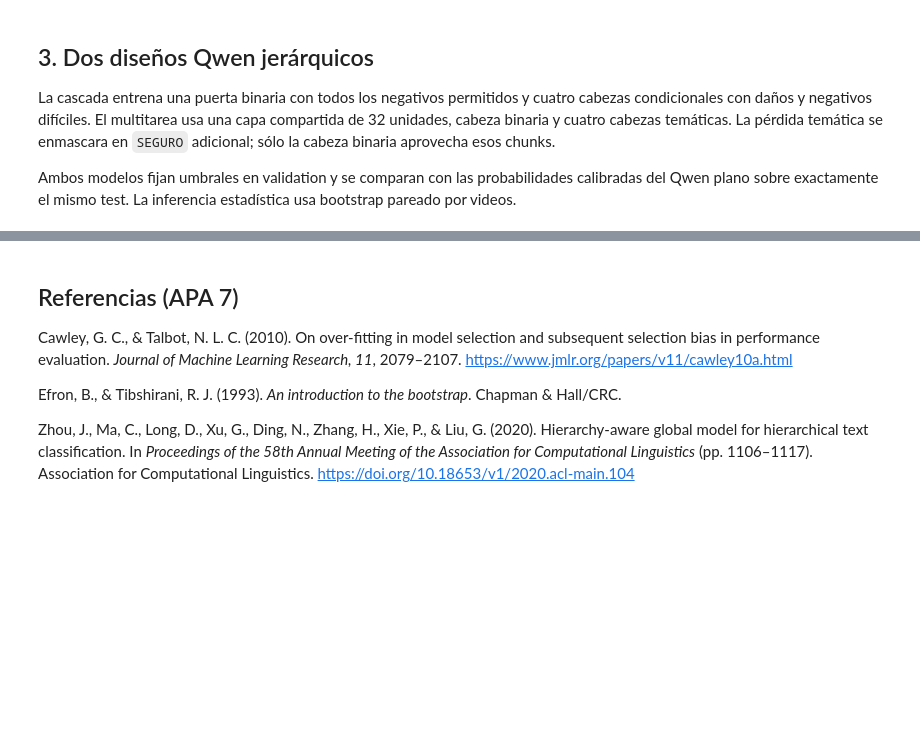
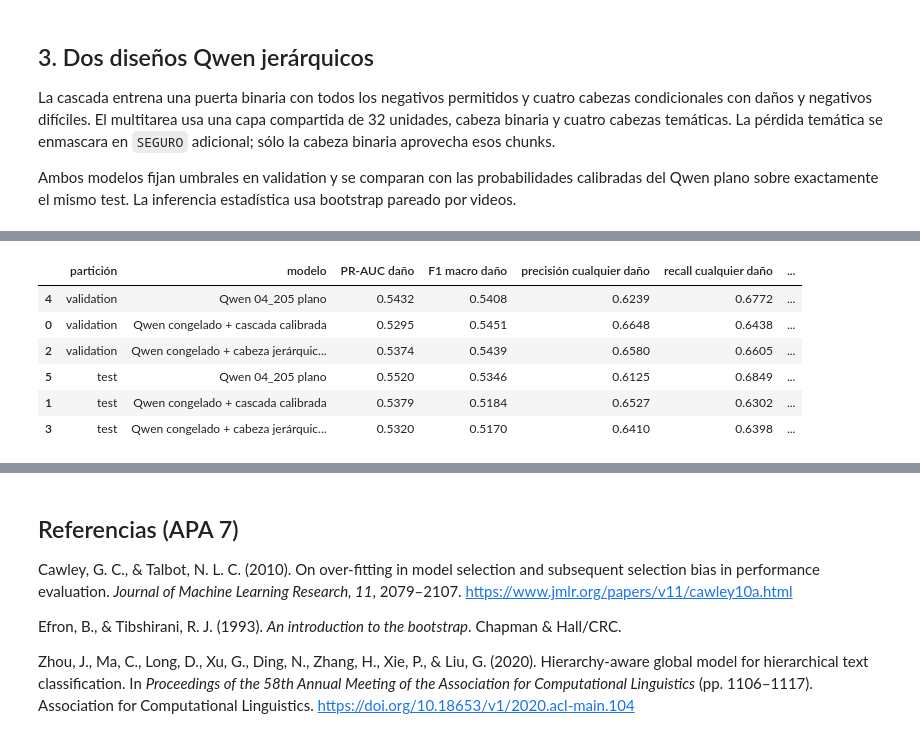
Before and after one commit to lkoc/Trabajo_PLN-MIA-Grupo4, a Jupyter notebook: Cuadernos/04_206_qwen_cascada_y_jerarquico_4_etiquetas.ipynb, the cells around one changed output, grey strips where cells are left out. Cells and saved outputs as stored; diff of their text form; code cells hidden in the pictures; blank space fills up the shorter version.

```diff
--- a/Cuadernos/04_206_qwen_cascada_y_jerarquico_4_etiquetas.ipynb
+++ b/Cuadernos/04_206_qwen_cascada_y_jerarquico_4_etiquetas.ipynb
@@ -161,0 +354,85 @@ display(Markdown(
+# %%
+# Tras ejecutar el arranque, no depende de las variables result/comparison de celdas previas.
+summary_result = json.loads(qh.RESULT_PATH.read_text(encoding='utf-8'))
+summary_comparison = pd.read_csv(qh.METRICS_DIR / 'comparacion.csv')
+model_order = ['qwen4_flat', 'qwen_frozen_cascade', 'qwen_frozen_joint']
+model_rank = {key: index for index, key in enumerate(model_order)}
+summary_comparison['_order'] = summary_comparison['model_key'].map(model_rank)
+summary_comparison['_split_order'] = summary_comparison['split'].map({'validation': 0, 'test': 1})
+summary_table = summary_comparison.sort_values(['_split_order', '_order'])[[
+    'split', 'modelo', 'damage_pr_auc_macro', 'damage_f1_macro',
+    'any_damage_precision', 'any_damage_recall', 'missed_damage_as_safe',
+]].rename(columns={
+    'split': 'partición', 'modelo': 'modelo',
+    'damage_pr_auc_macro': 'PR-AUC daño', 'damage_f1_macro': 'F1 macro daño',
+    'any_damage_precision': 'precisión cualquier daño',
+    'any_damage_recall': 'recall cualquier daño',
+    'missed_damage_as_safe': 'daños clasificados como seguros',
+})
+display(Markdown('## 4. Resumen y conclusión frente a Qwen plano'))
+display(summary_table.round(4))
+
+def _summary_row(model_key, split):
+    rows = summary_comparison.loc[
+        summary_comparison['model_key'].eq(model_key) & summary_comparison['split'].eq(split)
+    ]
+    if len(rows) != 1: raise RuntimeError(f'Fila comparable ausente o duplicada: {model_key}/{split}')
+    return rows.iloc[0]
+
+delta_rows = []
+for split in ('validation', 'test'):
+    flat = _summary_row('qwen4_flat', split)
+    for key in ('qwen_frozen_cascade', 'qwen_frozen_joint'):
+        candidate = _summary_row(key, split)
+        delta_rows.append({
+            'partición': split,
+            'modelo jerárquico': candidate['modelo'],
+            'delta PR-AUC': candidate['damage_pr_auc_macro'] - flat['damage_pr_auc_macro'],
+            'delta F1 macro': candidate['damage_f1_macro'] - flat['damage_f1_macro'],
+            'delta precisión': candidate['any_damage_precision'] - flat['any_damage_precision'],
+            'delta recall': candidate['any_damage_recall'] - flat['any_damage_recall'],
+            'delta falsos negativos': int(candidate['missed_damage_as_safe'] - flat['missed_damage_as_safe']),
+        })
+delta_table = pd.DataFrame(delta_rows)
+display(Markdown('Los deltas siguientes son `jerárquico - plano`: valores positivos de PR-AUC, F1, precisión y recall son mejores; en falsos negativos, valores positivos son peores.'))
+display(delta_table.round(4))
+
+winner_key = summary_result['selection']['winner_key']
+winner_label = summary_result['selection']['winner_label']
+flat_validation = _summary_row('qwen4_flat', 'validation')
+winner_validation = _summary_row(winner_key, 'validation')
+flat_test = _summary_row('qwen4_flat', 'test')
+winner_test = _summary_row(winner_key, 'test')
+validation_delta_pr_auc = winner_validation['damage_pr_auc_macro'] - flat_validation['damage_pr_auc_macro']
+validation_delta_recall = winner_validation['any_damage_recall'] - flat_validation['any_damage_recall']
+validation_delta_fn = int(winner_validation['missed_damage_as_safe'] - flat_validation['missed_damage_as_safe'])
+test_delta_pr_auc = winner_test['damage_pr_auc_macro'] - flat_test['damage_pr_auc_macro']
+test_delta_f1 = winner_test['damage_f1_macro'] - flat_test['damage_f1_macro']
+test_delta_recall = winner_test['any_damage_recall'] - flat_test['any_damage_recall']
+test_delta_fn = int(winner_test['missed_damage_as_safe'] - flat_test['missed_damage_as_safe'])
+paired = summary_result['paired_decisions_vs_qwen_flat']
+replacement_supported = bool(paired[winner_key]['replace_flat_model'])
+all_replacements = [key for key, decision in paired.items() if decision['replace_flat_model']]
+
+if validation_delta_pr_auc > 0 and replacement_supported:
+    verdict = '**sí hay evidencia para reemplazar Qwen plano por el esquema jerárquico ganador**'
+elif validation_delta_pr_auc <= 0:
+    verdict = '**no: los esquemas jerárquicos no resultan mejores que Qwen plano para el objetivo principal**'
+else:
+    verdict = '**la evidencia es inconclusa y no justifica reemplazar Qwen plano**'
+
+decision_lines = '; '.join(
+    f"{_summary_row(key, 'validation')['modelo']}: {decision['status'].replace('_', ' ')}"
+    for key, decision in paired.items()
+)
+display(Markdown(f'''### Conclusión
+
+El ganador **entre los dos diseños jerárquicos**, seleccionado únicamente en validación, es **{winner_label}**. Eso no implica que supere al modelo plano. Frente a Qwen plano, su delta de PR-AUC en validación es **{validation_delta_pr_auc:+.4f}**, su delta de recall es **{validation_delta_recall:+.4f}** y deja **{validation_delta_fn:+d}** falsos negativos adicionales.
+
+En test, usado sólo como descripción final, sus deltas son PR-AUC **{test_delta_pr_auc:+.4f}**, F1 macro **{test_delta_f1:+.4f}**, recall **{test_delta_recall:+.4f}** y **{test_delta_fn:+d}** falsos negativos. La evaluación pareada informa: {decision_lines}.
+
+Por tanto, {verdict}. Algunas variantes pueden aumentar precisión o exactitud, pero lo hacen sacrificando recall y dejando más daño clasificado como seguro. Para este problema de moderación ese intercambio no es favorable: se conserva **Qwen plano** como referencia principal y los esquemas jerárquicos quedan como experimentos, no como sustitutos. Ninguno de estos resultados respalda moderación autónoma en producción.
+
+La conclusión se basa primero en validación; test no se utiliza para cambiar retrospectivamente el modelo seleccionado.
+'''))
+# %% [output]
@@ -161,0 +440,7 @@ display(Markdown(
+|  | partición | modelo | PR-AUC daño | F1 macro daño | precisión cualquier daño | recall cualquier daño | ... |
+| 4 | validation | Qwen 04_205 plano | 0.5432 | 0.5408 | 0.6239 | 0.6772 | ... |
+| 0 | validation | Qwen congelado + cascada calibrada | 0.5295 | 0.5451 | 0.6648 | 0.6438 | ... |
+| 2 | validation | Qwen congelado + cabeza jerárquic... | 0.5374 | 0.5439 | 0.6580 | 0.6605 | ... |
+| 5 | test | Qwen 04_205 plano | 0.5520 | 0.5346 | 0.6125 | 0.6849 | ... |
+| 1 | test | Qwen congelado + cascada calibrada | 0.5379 | 0.5184 | 0.6527 | 0.6302 | ... |
+| 3 | test | Qwen congelado + cabeza jerárquic... | 0.5320 | 0.5170 | 0.6410 | 0.6398 | ... |
```
Also changed, not shown: parts of 8 cells of this notebook, 2 other files.
